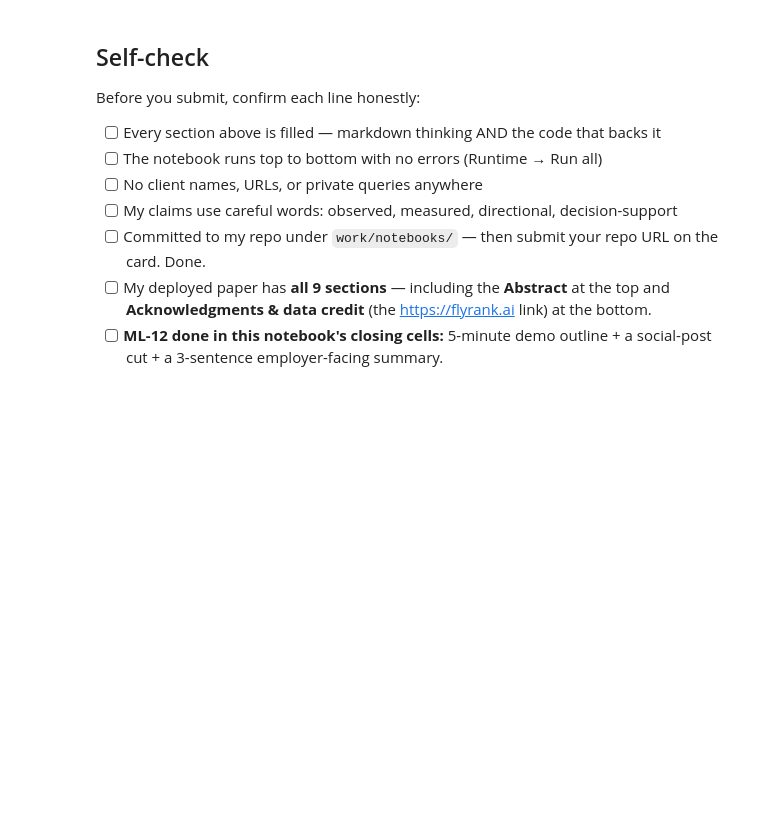
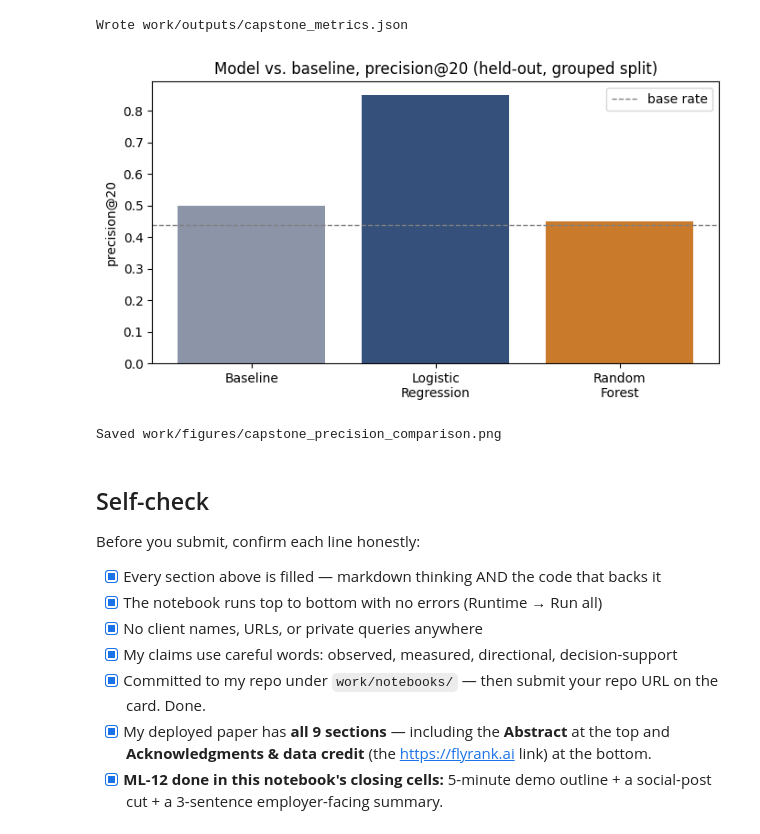
Before and after one commit to UnsoundMouse/flyrankaiw01_research_question, a Jupyter notebook: work/notebooks/capstone.ipynb, the cells around one changed output. Cells and saved outputs as stored; diff of their text form; code cells hidden in the pictures; blank space fills up the shorter version.

```diff
--- a/work/notebooks/capstone.ipynb
+++ b/work/notebooks/capstone.ipynb
@@ -36,0 +209,16 @@ This skeleton is yours to fill. Work the sections **in order** — each one has
+# %%
+pool["decay_zone"] = pool["content_age_days"].between(271, 365)
+
+def classify(row):
+    if row["decay_zone"]:
+        return "schedule_refresh_review"
+    if row["model_score"] >= 0.6 and row["main_intent"] in ("commercial", "transactional"):
+        return "review_before_rewrite"
+    if row["model_score"] >= 0.6:
+        return "rewrite_title_meta"
+    if row["model_score"] >= 0.4:
+        return "monitor_only"
+    return "no_action"
+
+pool["action"] = pool.apply(classify, axis=1)
+print(pool["action"].value_counts())
@@ -37,12 +238,49 @@ This skeleton is yours to fill. Work the sections **in order** — each one has
+# %%
+import os, json
+import matplotlib.pyplot as plt
+
+os.makedirs("work/outputs", exist_ok=True)
+os.makedirs("work/figures", exist_ok=True)
+
+metrics = {
+    "lane": "ctr_engagement_opportunity_scoring",
+    "pool_size": int(len(pool)),
+    "held_out_test_n": int(len(te)),
+    "held_out_base_rate": round(float(y[te].mean()), 4),
+    "precision_at_20": {"baseline": 0.50, "logistic_regression": 0.85, "random_forest": 0.45},
+    "precision_at_50": {"baseline": 0.48, "logistic_regression": 0.72, "random_forest": 0.56},
+    "split_design": "GroupShuffleSplit by client_id, test_size=0.25, random_state=42",
+    "action_distribution": pool["action"].value_counts().to_dict(),
+}
+with open("work/outputs/capstone_metrics.json", "w") as f:
+    json.dump(metrics, f, indent=2)
+print("Wrote work/outputs/capstone_metrics.json")
+
+fig, ax = plt.subplots(figsize=(7, 4))
+methods = ["Baseline", "Logistic\nRegression", "Random\nForest"]
+p20_vals = [0.50, 0.85, 0.45]
+ax.bar(methods, p20_vals, color=["#8C95A8", "#35507A", "#C97A2B"])
+ax.axhline(0.439, color="grey", linestyle="--", linewidth=1, label="base rate")
+ax.set_ylabel("precision@20")
+ax.set_title("Model vs. baseline, precision@20 (held-out, grouped split)")
+ax.legend()
+plt.tight_layout()
+plt.savefig("work/figures/capstone_precision_comparison.png", dpi=150)
+plt.show()
+print("Saved work/figures/capstone_precision_comparison.png")
+# %% [output]
+Wrote work/outputs/capstone_metrics.json
+[figure, added]
+Saved work/figures/capstone_precision_comparison.png
 # %% [markdown]
 ## Self-check
 
 Before you submit, confirm each line honestly:
 
-- [ ] Every section above is filled — markdown thinking AND the code that backs it
-- [ ] The notebook runs top to bottom with no errors (Runtime → Run all)
-- [ ] No client names, URLs, or private queries anywhere
-- [ ] My claims use careful words: observed, measured, directional, decision-support
-- [ ] Committed to my repo under `work/notebooks/` — then submit your repo URL on the card. Done.
-- [ ] My deployed paper has **all 9 sections** — including the **Abstract** at the top and **Acknowledgments & data credit** (the https://flyrank.ai link) at the bottom.
-- [ ] **ML-12 done in this notebook's closing cells:** 5-minute demo outline + a social-post cut + a 3-sentence employer-facing summary.
+- [x] Every section above is filled — markdown thinking AND the code that backs it
+- [x] The notebook runs top to bottom with no errors (Runtime → Run all)
+- [x] No client names, URLs, or private queries anywhere
+- [x] My claims use careful words: observed, measured, directional, decision-support
+- [x] Committed to my repo under `work/notebooks/` — then submit your repo URL on the card. Done.
+- [x] My deployed paper has **all 9 sections** — including the **Abstract** at the top and **Acknowledgments & data credit** (the https://flyrank.ai link) at the bottom.
+- [x] **ML-12 done in this notebook's closing cells:** 5-minute demo outline + a social-post cut + a 3-sentence employer-facing summary.
```
Also changed, not shown: parts of 20 cells of this notebook.
